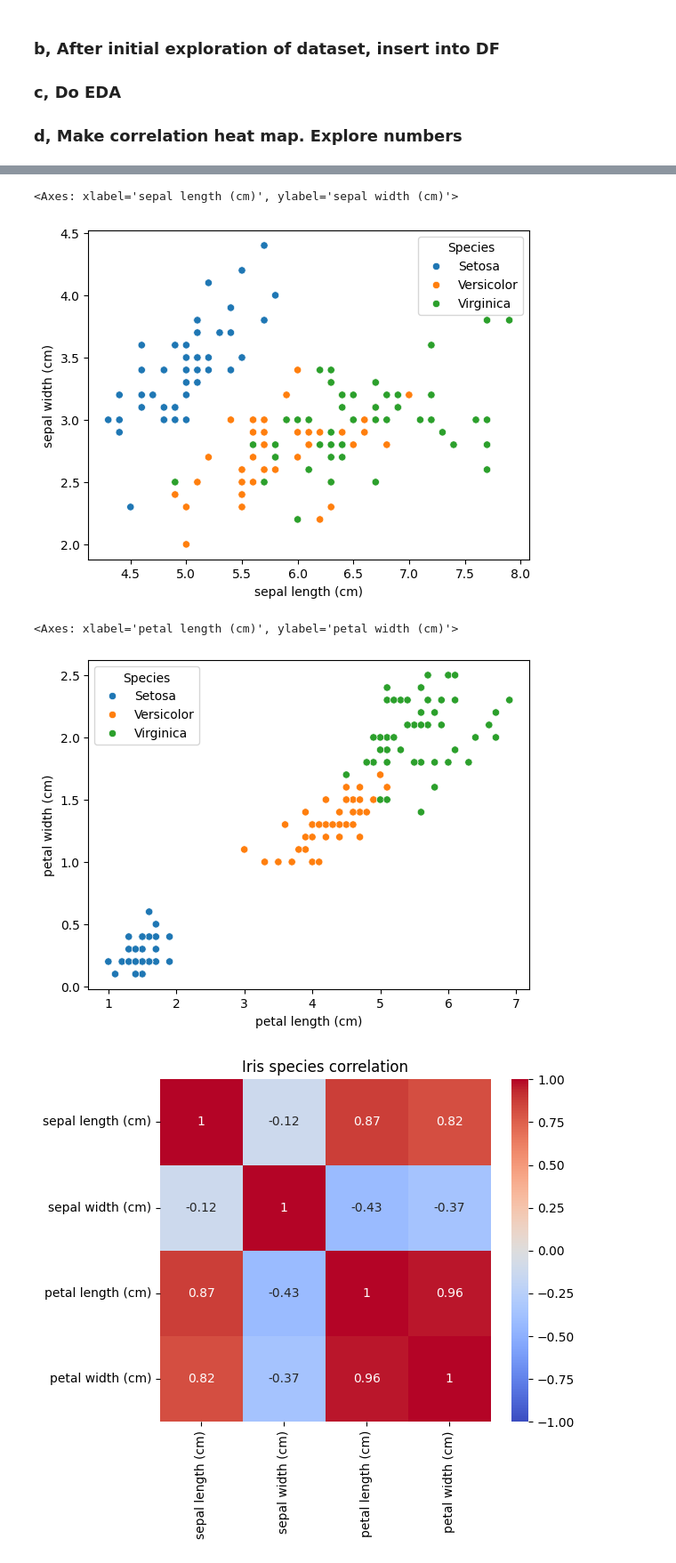
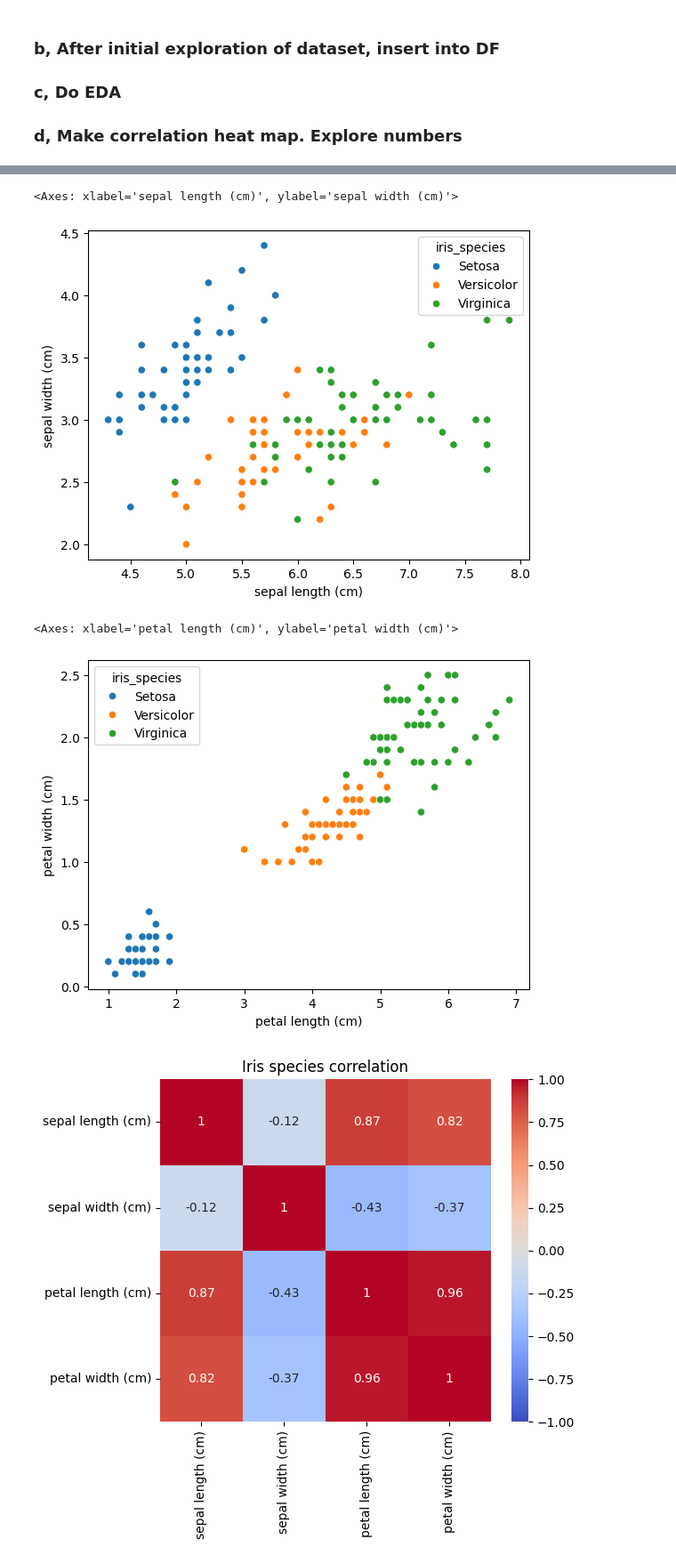
Before and after one commit to SusannaR11/AI_Engineering_OPA24_Susanna_Rokka, a Jupyter notebook: exercises/2_classification/0_iris_flower.ipynb, the cells around one changed output, grey strips where cells are left out. Shown at 89% size. Drawn from its saved outputs; the diff is of its cells as text; code cells hidden in the pictures.

```diff
--- a/exercises/2_classification/0_iris_flower.ipynb
+++ b/exercises/2_classification/0_iris_flower.ipynb
@@ -90,0 +75,3 @@ iris.data_module
+# %%
+df = pd.DataFrame(iris["data"], columns=iris["feature_names"])
+df.head()
@@ -92,6 +86,3 @@ iris.data_module
 ### b, After initial exploration of dataset, insert into DF
 ### c, Do EDA
 ### d, Make correlation heat map. Explore numbers
-# %%
-df = iris.frame
-df.head()
@@ -120,18 +103,20 @@ memory usage: 6.0 KB
+# %%
+df["target"] = iris.target
 # %%
 # rename the numerical targets in legend
 species_names = {0:"Setosa", 1:"Versicolor", 2:"Virginica"}
-df["Species"] = df["target"].map(species_names)
+df["iris_species"] = df["target"].map(species_names)
 # %%
 # heat map / scatter plot of how the features relate
-sns.scatterplot(data=df, x= "sepal length (cm)", y= "sepal width (cm)", hue= "Species")
+sns.scatterplot(data=df, x= "sepal length (cm)", y= "sepal width (cm)", hue= "iris_species")
 # %% [output]
 <Axes: xlabel='sepal length (cm)', ylabel='sepal width (cm)'>
-[figure, old version]
+[figure, new version]
 # %%
-sns.scatterplot(data=df, x= "petal length (cm)", y= "petal width (cm)", hue= "Species")
+sns.scatterplot(data=df, x= "petal length (cm)", y= "petal width (cm)", hue= "iris_species")
 # %% [output]
 <Axes: xlabel='petal length (cm)', ylabel='petal width (cm)'>
-[figure, old version]
+[figure, new version]
 # %%
 import matplotlib.pyplot as plt
 import numpy as np
```
Also changed, not shown: parts of 21 cells of this notebook.
